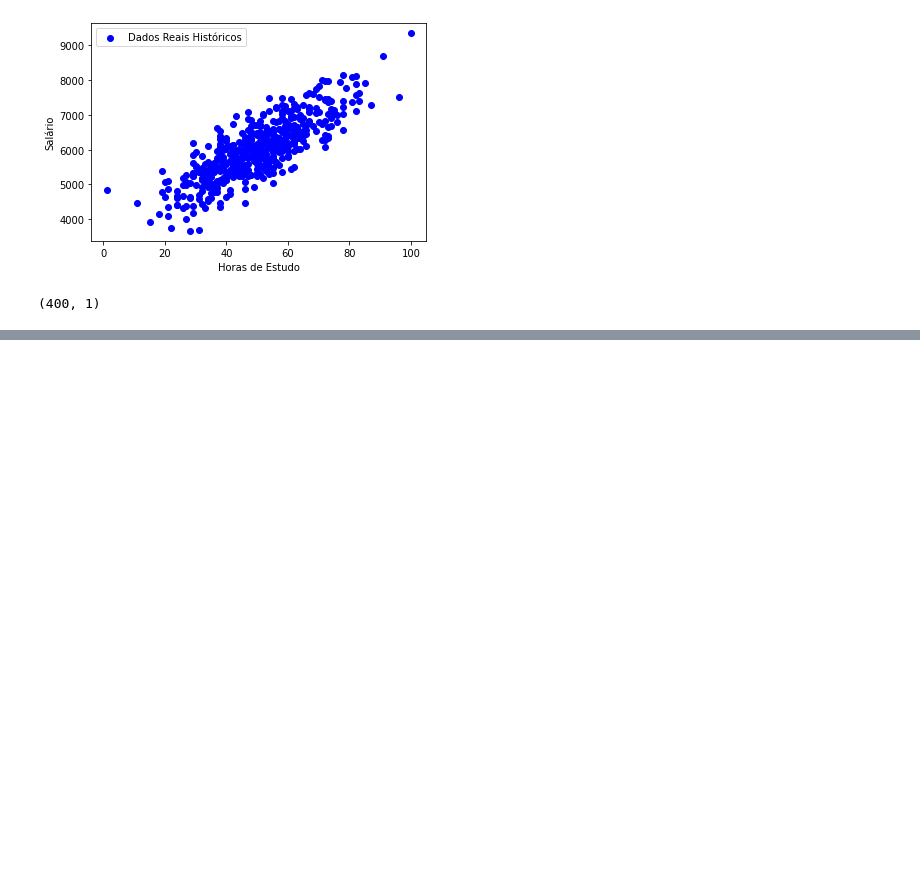
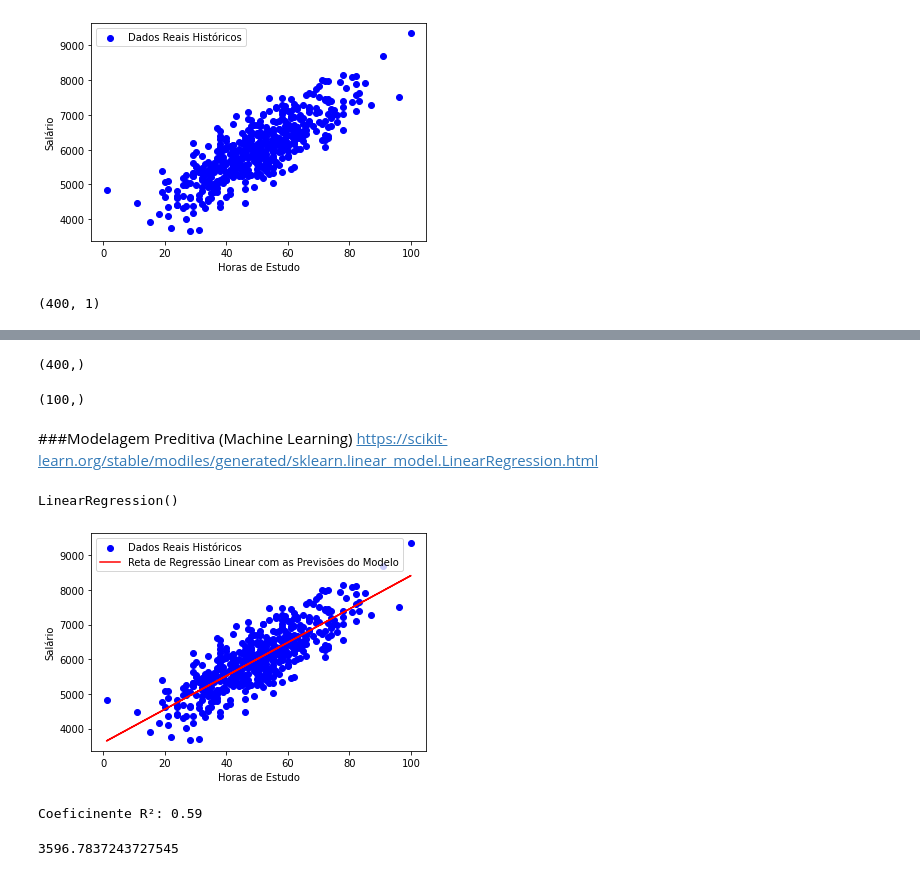
Before and after one commit to AllvMjr/dsa, a Jupyter notebook: cap15/scikit_learn.ipynb, the cells around one changed output, grey strips where cells are left out. Saved outputs shown, nothing was run; the diff lists cells and outputs as text; code cells hidden in the pictures; blank space fills up the shorter version.

Commit message:
preparação dos dados

```diff
--- a/cap15/scikit_learn.ipynb
+++ b/cap15/scikit_learn.ipynb
@@ -118,0 +123,40 @@ X_treino.shape
+# %%
+y_treino.shape
+# %% [output]
+(400,)
+# %%
+y_teste.shape
+# %% [output]
+(100,)
+# %% [markdown]
+###Modelagem Preditiva (Machine Learning)
+https://scikit-learn.org/stable/modiles/generated/sklearn.linear_model.LinearRegression.html
+# %%
+# Cria o modelo de regressão linear simples
+modelo = LinearRegression()
+# %%
+#Treina o modelo
+modelo.fit(X_treino, y_treino)
+# %% [output]
+LinearRegression()
+# %%
+# Visualiza a reta de regressão linear (previsões) e os dados reais usados no treiono
+plt.scatter(X, y, color = 'blue', label = 'Dados Reais Históricos')
+plt.plot(X, modelo.predict(X), color = 'red', label = 'Reta de Regressão Linear com as Previsões do Modelo')
+plt.xlabel("Horas de Estudo")
+plt.ylabel('Salário')
+plt.legend()
+plt.show()
+# %% [output]
+[figure, added]
+# %%
+#Avalia o modelo nos dados de teste
+score = modelo.score(X_teste, y_teste)
+print(f"Coeficinente R²: {score:.2f}")
+# %% [output]
+Coeficinente R²: 0.59
+# %%
+#Intercept - Parâmetro w0
+modelo.intercept_
+# %% [output]
+3596.7837243727545
```
Also changed, not shown: parts of 1 cell of this notebook.
